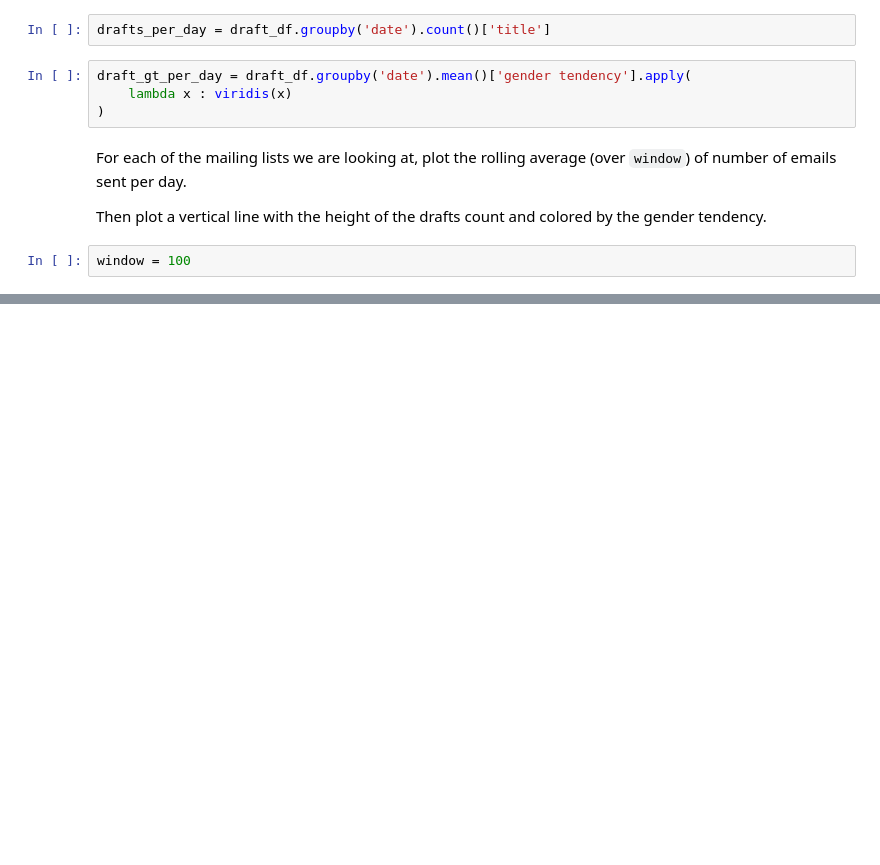
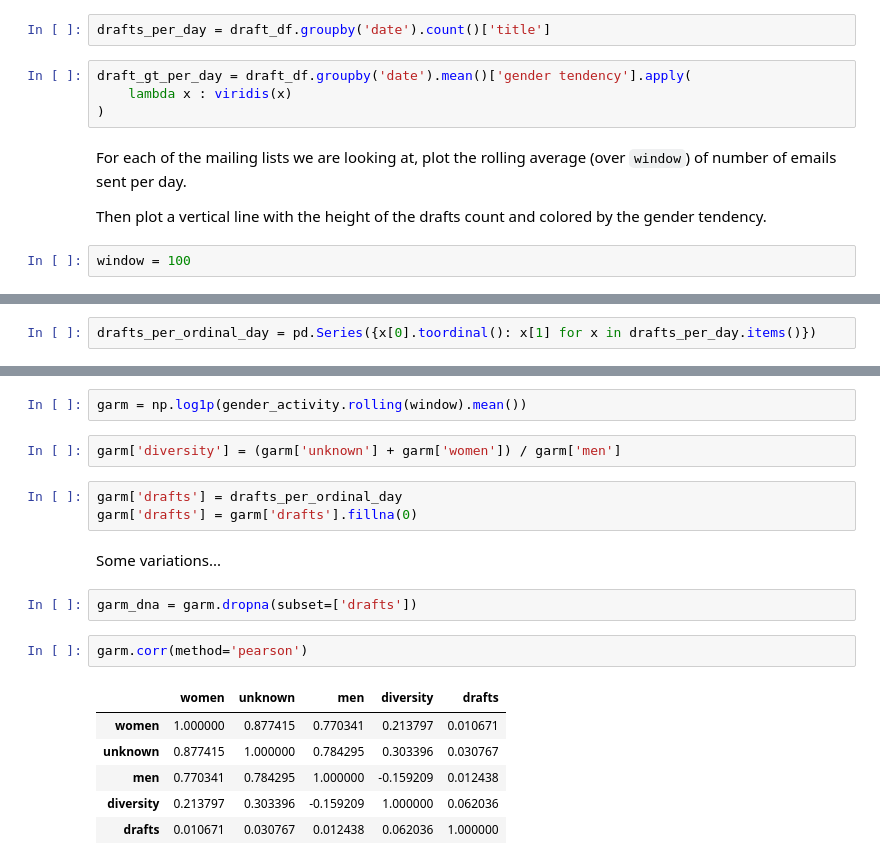
Before and after one commit to datactive/bigbang, a Jupyter notebook: examples/experimental_notebooks/Working Group Emails and Drafts.ipynb, the cells around one changed output, grey strips where cells are left out. Drawn from its saved outputs; the diff is of its cells as text; blank space fills up the shorter version.

Commit message:
adding correlation analysis of draft productivity and gender

```diff
--- a/examples/experimental_notebooks/Working Group Emails and Drafts.ipynb
+++ b/examples/experimental_notebooks/Working Group Emails and Drafts.ipynb
@@ -205,0 +220,2 @@ Text(0.5, 1.0, 'HRPC working group emails and drafts')
+# %%
+drafts_per_ordinal_day = pd.Series({x[0].toordinal(): x[1] for x in drafts_per_day.items()})
@@ -205,0 +249,20 @@ Text(0.5, 1.0, 'HRPC working group emails and drafts')
+# %%
+garm = np.log1p(gender_activity.rolling(window).mean())
+# %%
+garm['diversity'] = (garm['unknown'] + garm['women']) / garm['men']
+# %%
+garm['drafts'] = drafts_per_ordinal_day
+garm['drafts'] = garm['drafts'].fillna(0)
+# %% [markdown]
+Some variations...
+# %%
+garm_dna = garm.dropna(subset=['drafts'])
+# %%
+garm.corr(method='pearson')
+# %% [output]
+|  | women | unknown | men | diversity | drafts |
+| women | 1.000000 | 0.877415 | 0.770341 | 0.213797 | 0.010671 |
+| unknown | 0.877415 | 1.000000 | 0.784295 | 0.303396 | 0.030767 |
+| men | 0.770341 | 0.784295 | 1.000000 | -0.159209 | 0.012438 |
+| diversity | 0.213797 | 0.303396 | -0.159209 | 1.000000 | 0.062036 |
+| drafts | 0.010671 | 0.030767 | 0.012438 | 0.062036 | 1.000000 |
```
Also changed, not shown: parts of 6 cells of this notebook.
